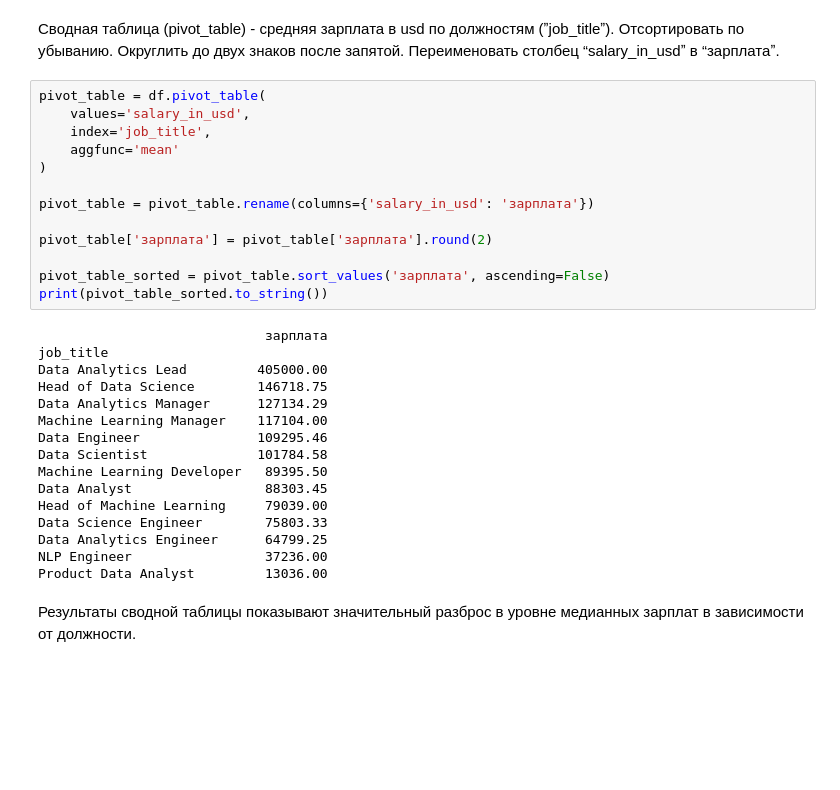
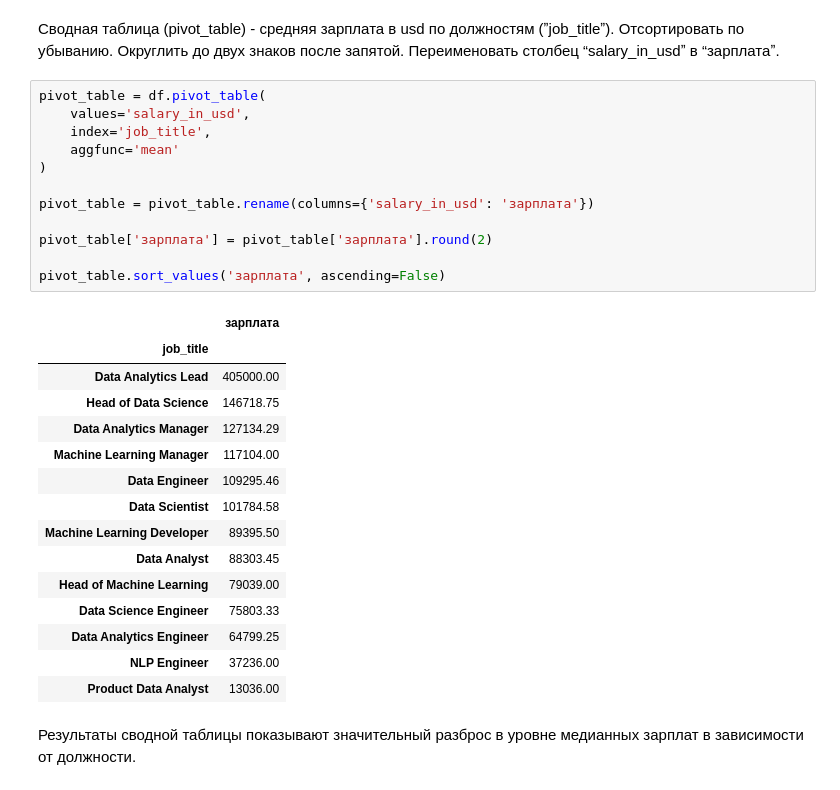
Before and after one commit to Qurlya/AD, a Jupyter notebook: ЛР1_Басенков_3.ipynb, the cells around one changed output. Saved outputs shown, nothing was run; the diff lists cells and outputs as text; blank space fills up the shorter version.

```diff
--- a/ЛР1_Басенков_3.ipynb
+++ b/ЛР1_Басенков_3.ipynb
@@ -301,32 +304,31 @@ new_df
 # %%
 pivot_table = df.pivot_table(
     values='salary_in_usd',
     index='job_title',
     aggfunc='mean'
 )
 
 pivot_table = pivot_table.rename(columns={'salary_in_usd': 'зарплата'})
 
 pivot_table['зарплата'] = pivot_table['зарплата'].round(2)
 
-pivot_table_sorted = pivot_table.sort_values('зарплата', ascending=False)
-print(pivot_table_sorted.to_string())
+pivot_table.sort_values('зарплата', ascending=False)
 # %% [output]
-                             зарплата
-job_title
-Data Analytics Lead         405000.00
-Head of Data Science        146718.75
-Data Analytics Manager      127134.29
-Machine Learning Manager    117104.00
-Data Engineer               109295.46
-Data Scientist              101784.58
-Machine Learning Developer   89395.50
-Data Analyst                 88303.45
-Head of Machine Learning     79039.00
-Data Science Engineer        75803.33
-Data Analytics Engineer      64799.25
-NLP Engineer                 37236.00
-Product Data Analyst         13036.00
+|  | зарплата |
+| job_title |  |
+| Data Analytics Lead | 405000.00 |
+| Head of Data Science | 146718.75 |
+| Data Analytics Manager | 127134.29 |
+| Machine Learning Manager | 117104.00 |
+| Data Engineer | 109295.46 |
+| Data Scientist | 101784.58 |
+| Machine Learning Developer | 89395.50 |
+| Data Analyst | 88303.45 |
+| Head of Machine Learning | 79039.00 |
+| Data Science Engineer | 75803.33 |
+| Data Analytics Engineer | 64799.25 |
+| NLP Engineer | 37236.00 |
+| Product Data Analyst | 13036.00 |
 # %% [markdown]
 Результаты сводной таблицы показывают значительный разброс в уровне медианных зарплат в зависимости от должности.
 # %% [markdown]
```
Also changed, not shown: parts of 30 cells of this notebook.
